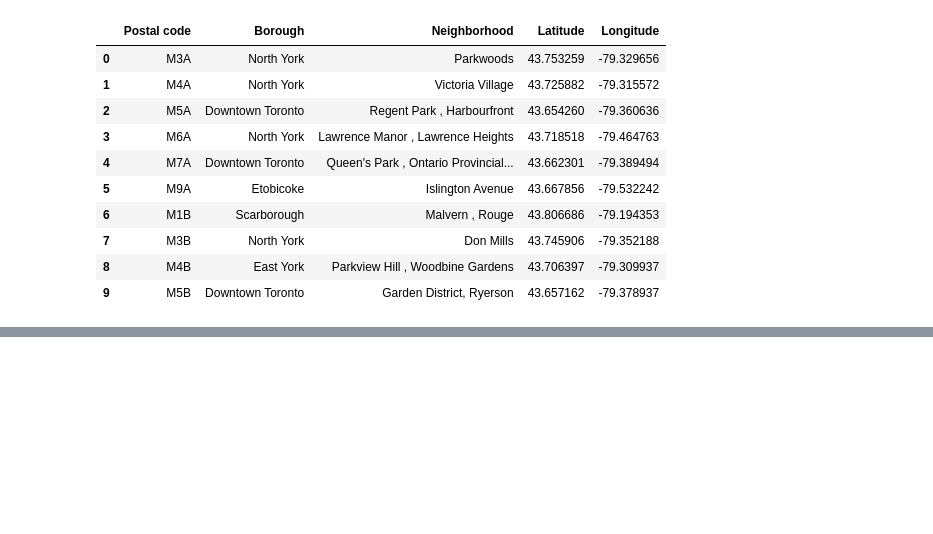
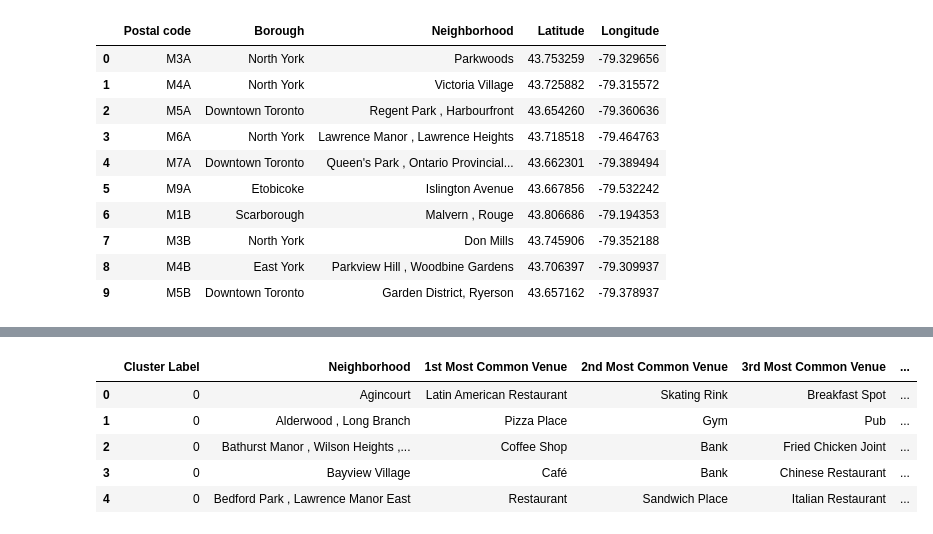
Before and after one commit to dominik-freisinger/Coursera_Capstone, a Jupyter notebook: Segmenting_Toronto_Neighborhood.ipynb, the cells around one changed output, grey strips where cells are left out. Saved outputs shown, nothing was run; the diff lists cells and outputs as text; code cells hidden in the pictures; blank space fills up the shorter version.

```diff
--- a/Segmenting_Toronto_Neighborhood.ipynb
+++ b/Segmenting_Toronto_Neighborhood.ipynb
@@ -81,0 +278,15 @@ df.head(10)
+# %%
+k=5
+toronto_grouped_clustering = toronto_grouped.drop('Neighborhood',1)
+kmeans = KMeans(n_clusters = k, random_state = 42).fit(toronto_grouped_clustering)
+kmeans.labels_[0:300]
+neighborhoods_venues_sorted.insert(0, 'Cluster Label', kmeans.labels_)
+# %%
+neighborhoods_venues_sorted.head()
+# %% [output]
+|  | Cluster Label | Neighborhood | 1st Most Common Venue | 2nd Most Common Venue | 3rd Most Common Venue | ... |
+| 0 | 0 | Agincourt | Latin American Restaurant | Skating Rink | Breakfast Spot | ... |
+| 1 | 0 | Alderwood , Long Branch | Pizza Place | Gym | Pub | ... |
+| 2 | 0 | Bathurst Manor , Wilson Heights ,... | Coffee Shop | Bank | Fried Chicken Joint | ... |
+| 3 | 0 | Bayview Village | Café | Bank | Chinese Restaurant | ... |
+| 4 | 0 | Bedford Park , Lawrence Manor East | Restaurant | Sandwich Place | Italian Restaurant | ... |
```
Also changed, not shown: parts of 16 cells of this notebook.
